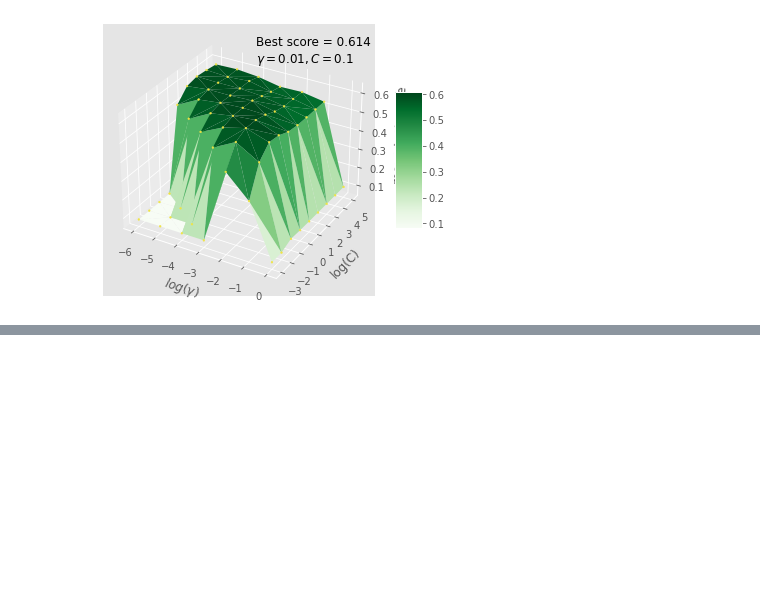
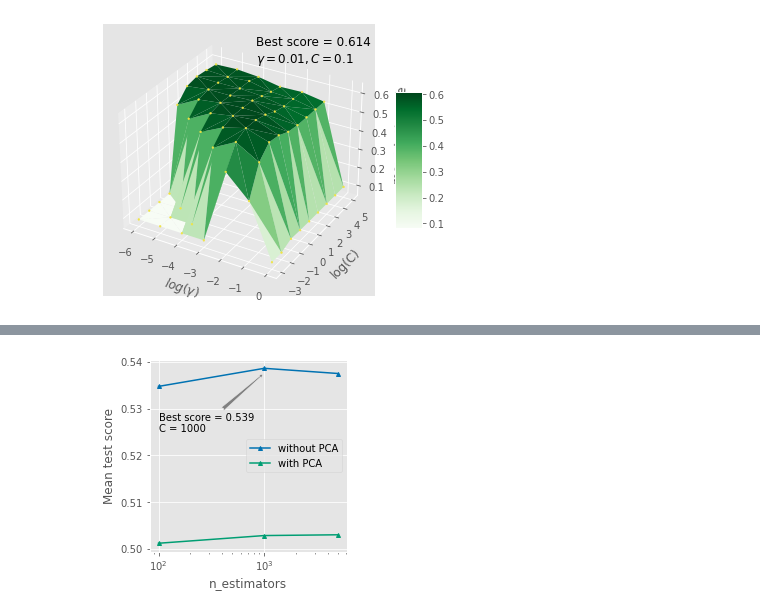
Before and after one commit to dispink/WASA-faciesXRF, a Jupyter notebook: ML_element_03.ipynb, the cells around one changed output, grey strips where cells are left out. Saved outputs shown, nothing was run; the diff lists cells and outputs as text; code cells hidden in the pictures; blank space fills up the shorter version.

```diff
--- a/ML_element_03.ipynb
+++ b/ML_element_03.ipynb
@@ -101,25 +96,27 @@ len(rf_df)
 # %%
 fig = plt.figure(figsize = (3.54, 3.54))
 
 data_df = rf_df.copy()
 x_col = 'param_rf__n_estimators'
-max_index = np.argmax(data.mean_test_score)
+max_index = np.argmax(data_df.mean_test_score)
 plt.xscale('log')
 #plt.ylim(0.545, 0.595)
-#plt.yticks(np.linspace(0.625, 0.675, 3))
+plt.yticks(np.linspace(0.5, 0.54, 5))
 
 for label, mask in zip(['without PCA', 'with PCA'], [data_df.param_pca != 'PCA(whiten=True)', data_df.param_pca == 'PCA(whiten=True)']):
     xx = data_df.loc[mask, x_col].values.astype(float)
     yy = data_df.loc[mask, 'mean_test_score'].values.astype(float)
     plt.plot(xx, yy, marker = '^', ms = 4, label = label)
 
 plt.ylabel('Mean test score')
 plt.xlabel('n_estimators')
 plt.legend()
 
 plt.annotate(text = 'Best score = {:.3f}\nC = {}'.format(data_df.mean_test_score[max_index], data_df.loc[max_index, x_col]),
              xy = (data_df.loc[max_index, x_col], data_df.mean_test_score[max_index]-.001),
-             xytext = (0.1, 0.56), arrowprops=dict(facecolor='gray', arrowstyle = 'fancy')
+             xytext = (100, 0.525), arrowprops=dict(facecolor='gray', arrowstyle = 'fancy')
             )
 fig.subplots_adjust(wspace = 0.05)
 fig.savefig('results/roll_rf_grid_ss_combined_{}.png'.format(date))
+# %% [output]
+[figure, added]
```
Also changed, not shown: parts of 6 cells of this notebook, 2 other files.
